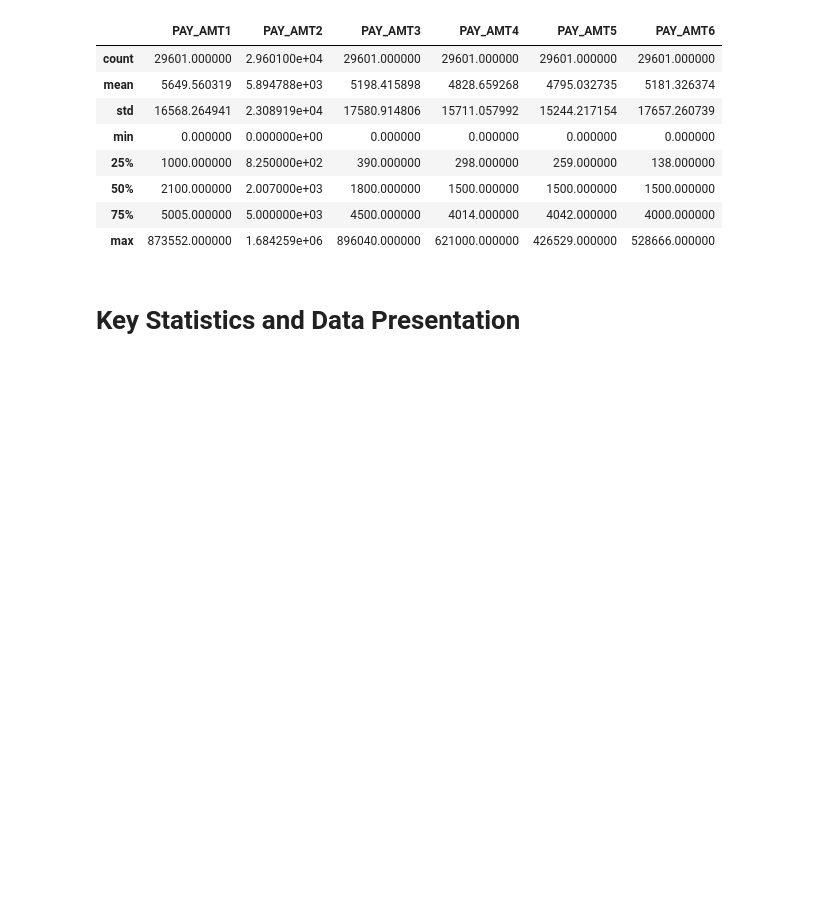
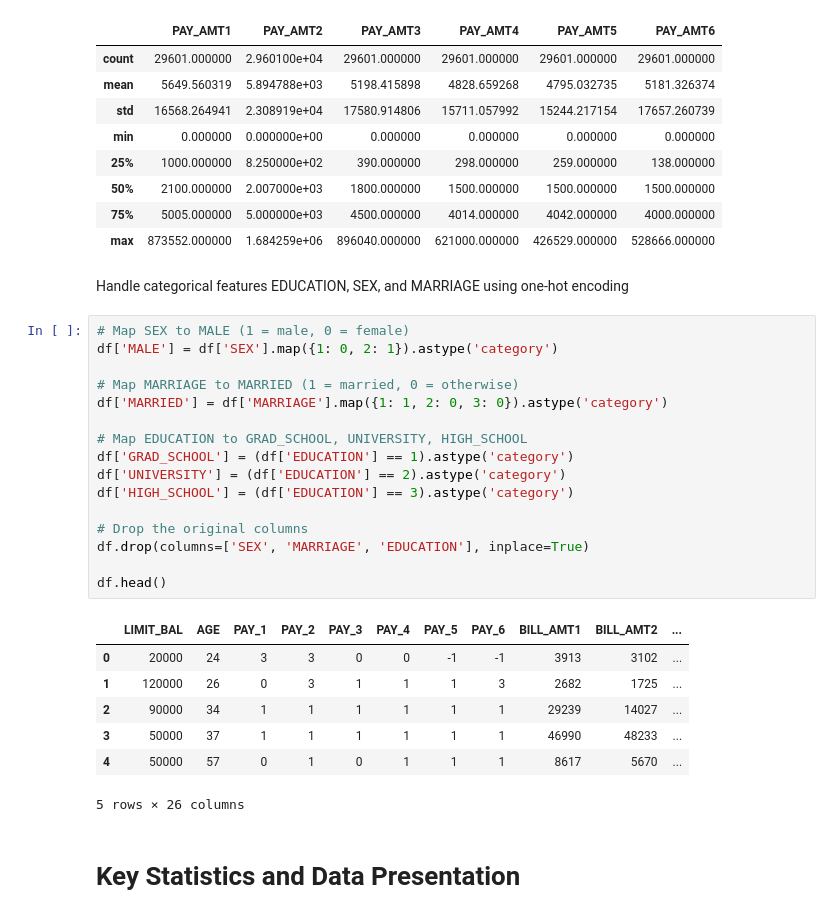
Before and after one commit to camster811/CreditDefaultDS, a Jupyter notebook: default_report.ipynb, the cells around one changed output. Saved outputs shown, nothing was run; the diff lists cells and outputs as text; blank space fills up the shorter version.

Commit message:
Handle categorical features

```diff
--- a/default_report.ipynb
+++ b/default_report.ipynb
@@ -147,6 +147,32 @@ df[['PAY_AMT1', 'PAY_AMT2', 'PAY_AMT3', 'PAY_AMT4', 'PAY_AMT5', 'PAY_AMT6']].des
 | 50% | 2100.000000 | 2.007000e+03 | 1800.000000 | 1500.000000 | 1500.000000 | 1500.000000 |
 | 75% | 5005.000000 | 5.000000e+03 | 4500.000000 | 4014.000000 | 4042.000000 | 4000.000000 |
 | max | 873552.000000 | 1.684259e+06 | 896040.000000 | 621000.000000 | 426529.000000 | 528666.000000 |
+# %% [markdown]
+Handle categorical features EDUCATION, SEX, and MARRIAGE using one-hot encoding
+# %%
+# Map SEX to MALE (1 = male, 0 = female)
+df['MALE'] = df['SEX'].map({1: 0, 2: 1}).astype('category')
+
+# Map MARRIAGE to MARRIED (1 = married, 0 = otherwise)
+df['MARRIED'] = df['MARRIAGE'].map({1: 1, 2: 0, 3: 0}).astype('category')
+
+# Map EDUCATION to GRAD_SCHOOL, UNIVERSITY, HIGH_SCHOOL
+df['GRAD_SCHOOL'] = (df['EDUCATION'] == 1).astype('category')
+df['UNIVERSITY'] = (df['EDUCATION'] == 2).astype('category')
+df['HIGH_SCHOOL'] = (df['EDUCATION'] == 3).astype('category')
+
+# Drop the original columns
+df.drop(columns=['SEX', 'MARRIAGE', 'EDUCATION'], inplace=True)
+
+df.head()
+# %% [output]
+|  | LIMIT_BAL | AGE | PAY_1 | PAY_2 | PAY_3 | PAY_4 | PAY_5 | PAY_6 | BILL_AMT1 | BILL_AMT2 | ... |
+| 0 | 20000 | 24 | 3 | 3 | 0 | 0 | -1 | -1 | 3913 | 3102 | ... |
+| 1 | 120000 | 26 | 0 | 3 | 1 | 1 | 1 | 3 | 2682 | 1725 | ... |
+| 2 | 90000 | 34 | 1 | 1 | 1 | 1 | 1 | 1 | 29239 | 14027 | ... |
+| 3 | 50000 | 37 | 1 | 1 | 1 | 1 | 1 | 1 | 46990 | 48233 | ... |
+| 4 | 50000 | 57 | 0 | 1 | 0 | 1 | 1 | 1 | 8617 | 5670 | ... |
+5 rows × 26 columns
 # %% [markdown]
 # Key Statistics and Data Presentation
 # %%
```
Also changed, not shown: parts of 1 cell of this notebook.
